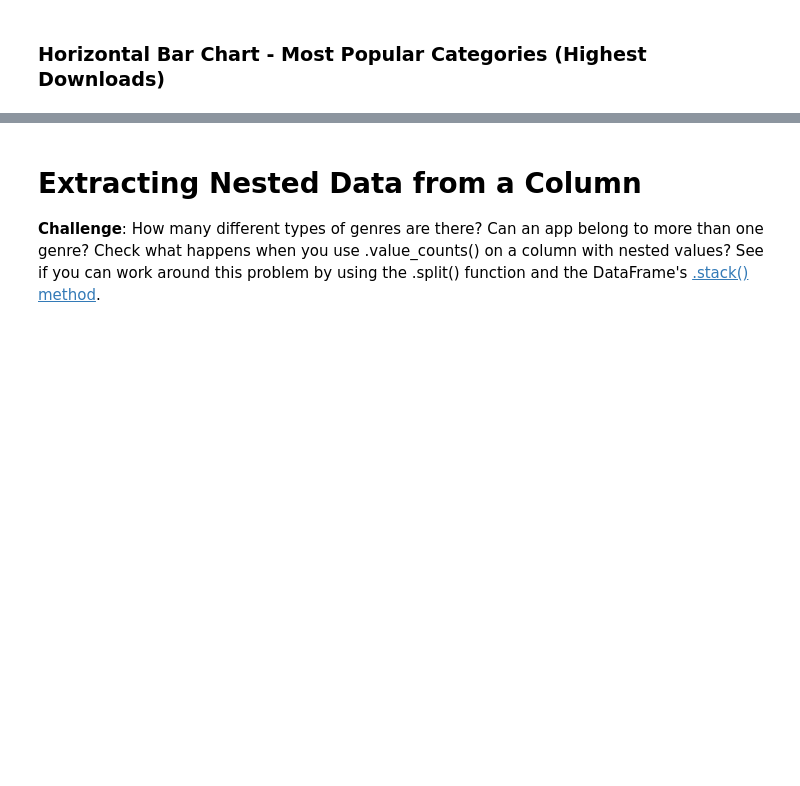
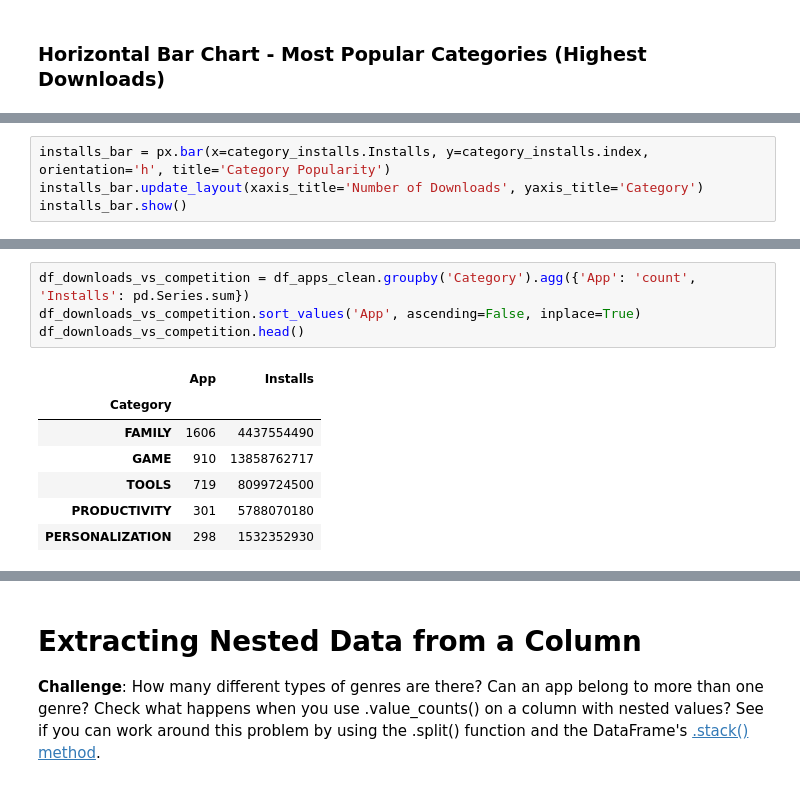
Before and after one commit to bluescreenlife/100-days-of-code, a Jupyter notebook: day_76_plotly_adv_analysis/Google Play Store App Analytics (start).ipynb, the cells around one changed output, grey strips where cells are left out. Cells and saved outputs as stored; diff of their text form; blank space fills up the shorter version.

Commit message:
add popularity bar chart, dl vs comp bubble chart

```diff
--- a/day_76_plotly_adv_analysis/Google Play Store App Analytics (start).ipynb
+++ b/day_76_plotly_adv_analysis/Google Play Store App Analytics (start).ipynb
@@ -325,3 +378,7 @@ df_apps_clean.sort_values('Revenue Estimate', ascending=False).head()
+# %%
+installs_bar = px.bar(x=category_installs.Installs, y=category_installs.index, orientation='h', title='Category Popularity')
+installs_bar.update_layout(xaxis_title='Number of Downloads', yaxis_title='Category')
+installs_bar.show()
 # %% [markdown]
 ### Category Concentration - Downloads vs. Competition
 
@@ -335,3 +392,15 @@ df_apps_clean.sort_values('Revenue Estimate', ascending=False).head()
 <img src=https://imgur.com/cHsqh6a.png>
 
 *Hint*: Use the size, hover_name and color parameters in .scatter(). To scale the yaxis, call .update_layout() and specify that the yaxis should be on a log-scale like so: yaxis=dict(type='log')
+# %%
+df_downloads_vs_competition = df_apps_clean.groupby('Category').agg({'App': 'count', 'Installs': pd.Series.sum})
+df_downloads_vs_competition.sort_values('App', ascending=False, inplace=True)
+df_downloads_vs_competition.head()
+# %% [output]
+|  | App | Installs |
+| Category |  |  |
+| FAMILY | 1606 | 4437554490 |
+| GAME | 910 | 13858762717 |
+| TOOLS | 719 | 8099724500 |
+| PRODUCTIVITY | 301 | 5788070180 |
+| PERSONALIZATION | 298 | 1532352930 |
```
Also changed, not shown: parts of 7 cells of this notebook.
